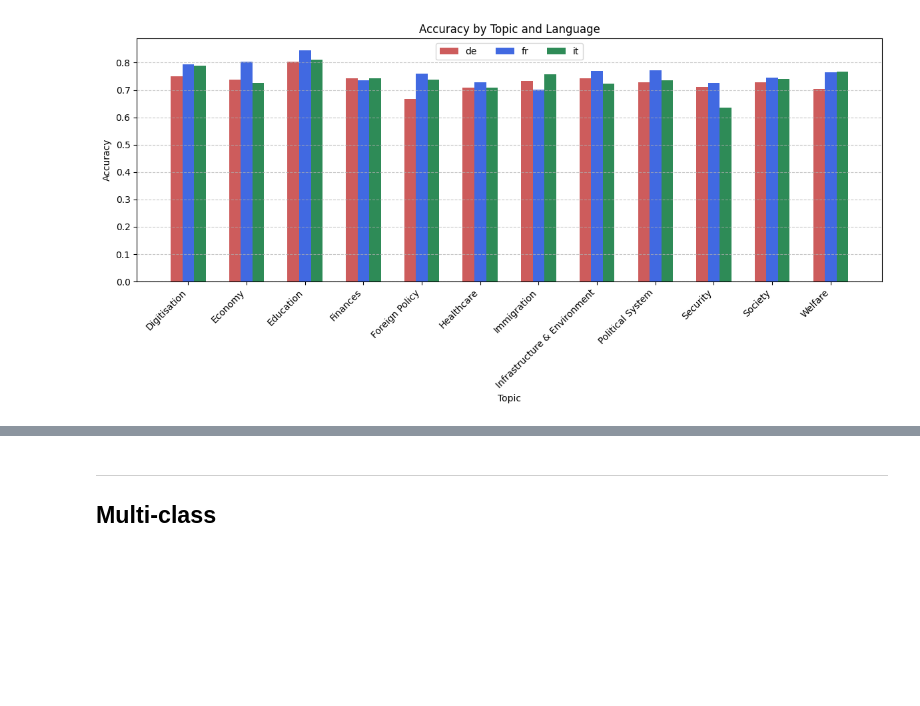
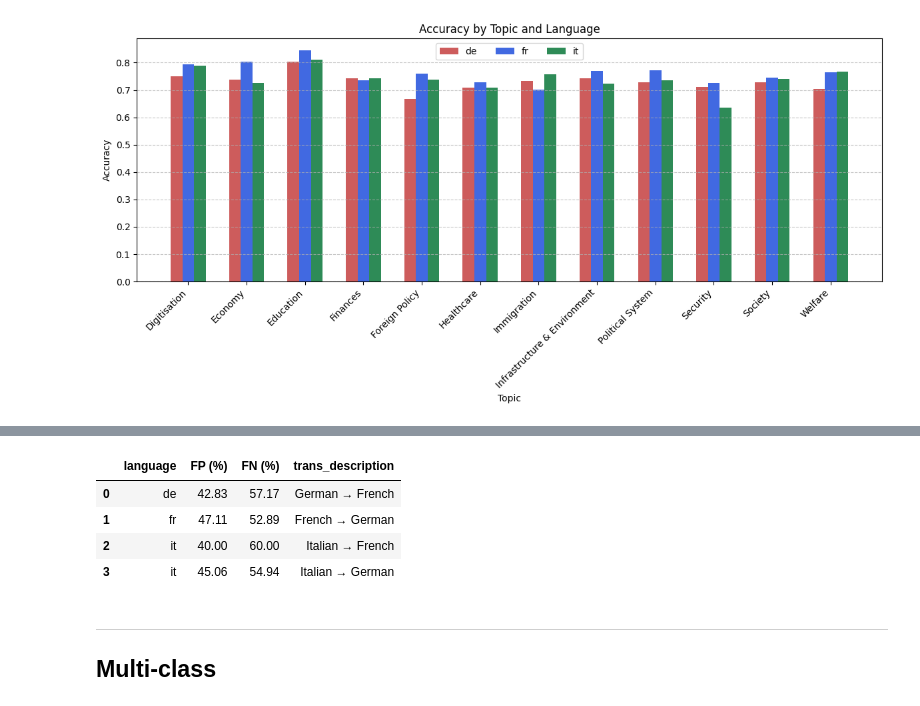
Before and after one commit to NazaninShafiabadi/StanceDetection, a Jupyter notebook: data/xstance/analysis.ipynb, the cells around one changed output, grey strips where cells are left out. Cells and saved outputs as stored; diff of their text form; code cells hidden in the pictures; blank space fills up the shorter version.

```diff
--- a/data/xstance/analysis.ipynb
+++ b/data/xstance/analysis.ipynb
@@ -52,6 +53,17 @@ def plot_metrics(model_dir):
                      color=['green', 'red', 'maroon'],
                      grid=True
                      )
+# %%
+def analyze_errors(df):
+    incorrect_preds = df.query("label != prediction")
+
+    # Compute FP and FN by language
+    result = incorrect_preds.groupby('language')['prediction'].agg(
+        FP=lambda x: round((x == 'FAVOR').sum() / len(x) * 100, 2),  # (AGAINST → FAVOR)
+        FN=lambda x: round((x == 'AGAINST').sum() / len(x) * 100, 2),  # (FAVOR → AGAINST)
+        ).reset_index().rename(columns={'FP': 'FP (%)', 'FN': 'FN (%)'})
+
+    return result
 # %% [markdown]
 ---
 # %%
@@ -138,3 +147,17 @@ plot(bi_test_preds_by_topics)
+# %%
+de2fr_err = analyze_errors(de2fr_preds).assign(trans_description='German → French')
+fr2de_err = analyze_errors(fr2de_preds).assign(trans_description='French → German')
+it2fr_err = analyze_errors(it2fr_preds).assign(trans_description='Italian → French')
+it2de_err = analyze_errors(it2de_preds).assign(trans_description='Italian → German')
+
+trans_err = pd.concat([de2fr_err, fr2de_err, it2fr_err, it2de_err]).reset_index(drop=True)
+trans_err
+# %% [output]
+|  | language | FP (%) | FN (%) | trans_description |
+| 0 | de | 42.83 | 57.17 | German → French |
+| 1 | fr | 47.11 | 52.89 | French → German |
+| 2 | it | 40.00 | 60.00 | Italian → French |
+| 3 | it | 45.06 | 54.94 | Italian → German |
 # %% [markdown]
 ---
 ## Multi-class
```
Also changed, not shown: parts of 10 cells of this notebook, 11 other files.
